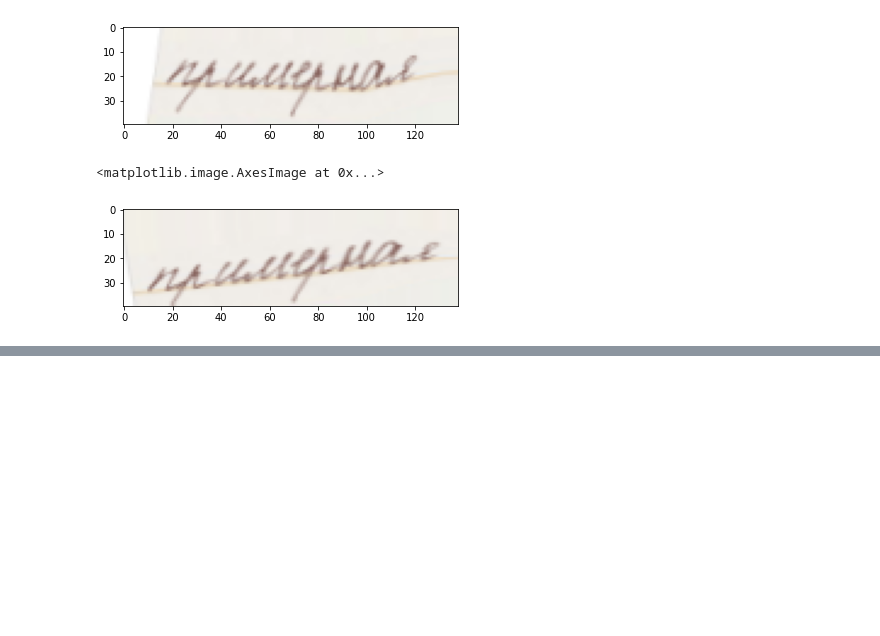
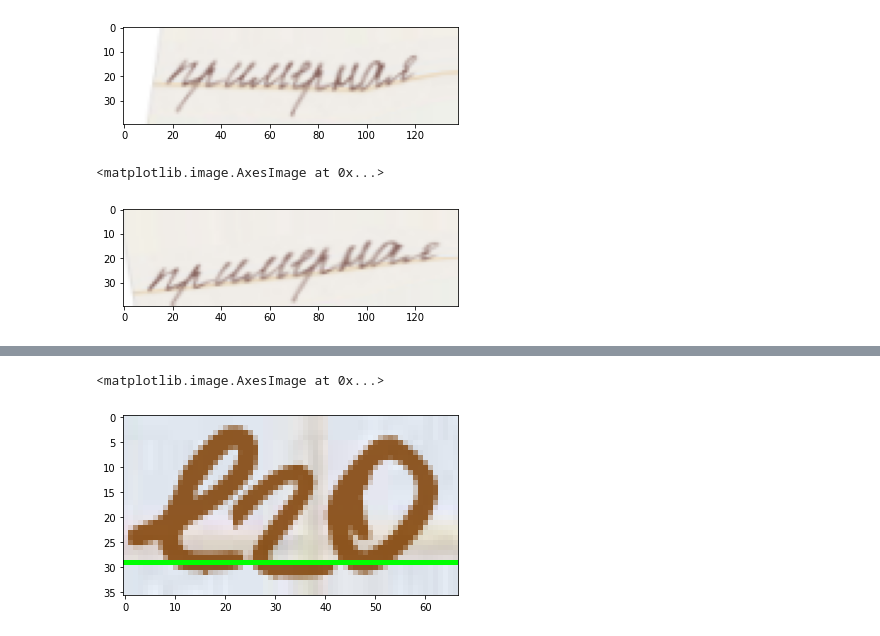
Before and after one commit to NastyBoget/hrtr, a Jupyter notebook: visualize.ipynb, the cells around one changed output, grey strips where cells are left out. Drawn from its saved outputs; the diff is of its cells as text; code cells hidden in the pictures; blank space fills up the shorter version.

```diff
--- a/visualize.ipynb
+++ b/visualize.ipynb
@@ -49,0 +59,8 @@ plt.imshow(perspective(perspective(im)))
+# %%
+shift = np.argmin(cr_pr)
+y1, y2, y1+np.argmin(cr_pr)
+im = cv2.line(cropped_img, (0, shift), (cropped_img.shape[1], shift), color=(0, 255, 0))
+plt.imshow(im)
+# %% [output]
+<matplotlib.image.AxesImage at 0x...>
+[figure, added]
```
Also changed, not shown: parts of 20 cells of this notebook, 11 other files.
